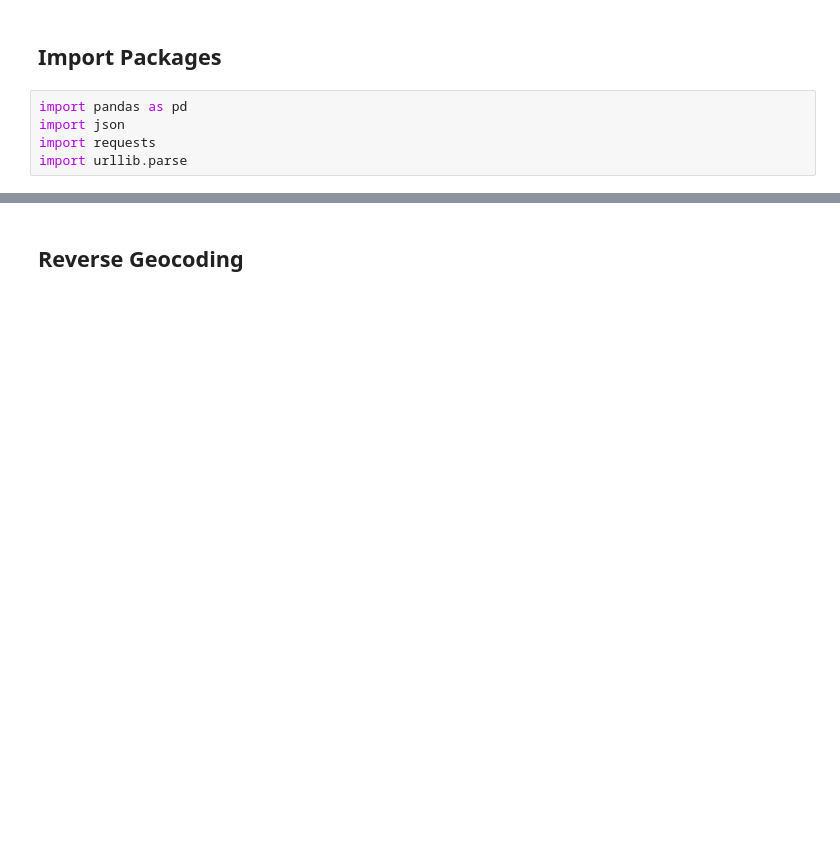
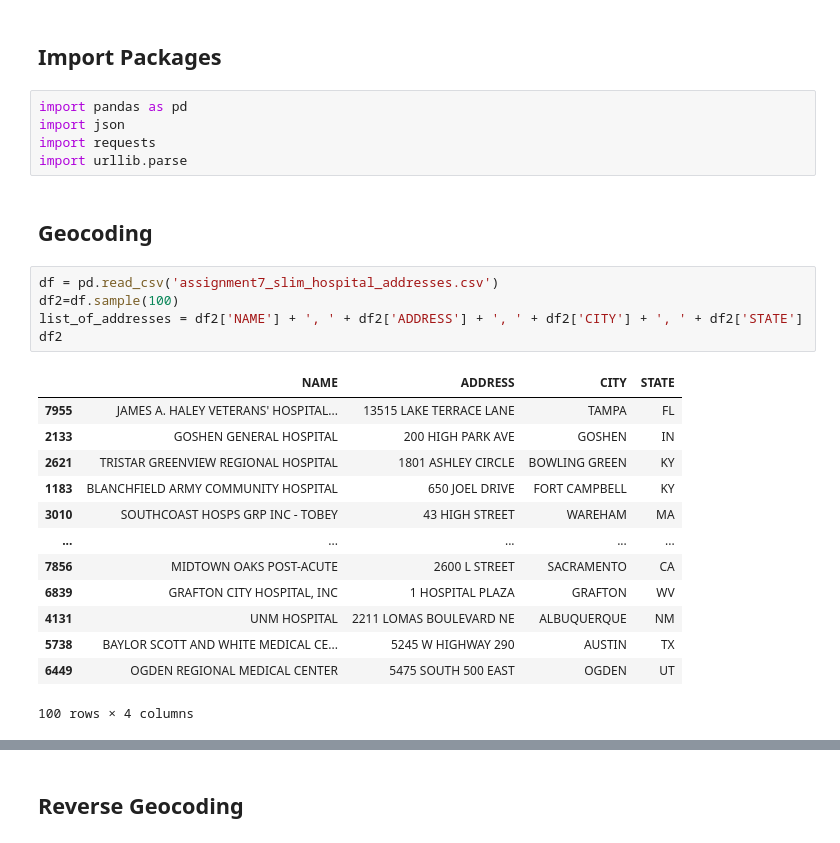
Before and after one commit to ktdutta/datasci_7_geospatial, a Jupyter notebook: datasci_7_geospatial.ipynb, the cells around one changed output, grey strips where cells are left out. Cells and saved outputs as stored; diff of their text form; blank space fills up the shorter version.

Commit message:
Geocoding and Reverse Geocoding

```diff
--- a/datasci_7_geospatial.ipynb
+++ b/datasci_7_geospatial.ipynb
@@ -5,3 +5,24 @@ import pandas as pd
 import json
 import requests
 import urllib.parse
+# %% [markdown]
+## Geocoding
+# %%
+df = pd.read_csv('assignment7_slim_hospital_addresses.csv')
+df2=df.sample(100)
+list_of_addresses = df2['NAME'] + ', ' + df2['ADDRESS'] + ', ' + df2['CITY'] + ', ' + df2['STATE']
+df2
+# %% [output]
+|  | NAME | ADDRESS | CITY | STATE |
+| 7955 | JAMES A. HALEY VETERANS' HOSPITAL... | 13515 LAKE TERRACE LANE | TAMPA | FL |
+| 2133 | GOSHEN GENERAL HOSPITAL | 200 HIGH PARK AVE | GOSHEN | IN |
+| 2621 | TRISTAR GREENVIEW REGIONAL HOSPITAL | 1801 ASHLEY CIRCLE | BOWLING GREEN | KY |
+| 1183 | BLANCHFIELD ARMY COMMUNITY HOSPITAL | 650 JOEL DRIVE | FORT CAMPBELL | KY |
+| 3010 | SOUTHCOAST HOSPS GRP INC - TOBEY | 43 HIGH STREET | WAREHAM | MA |
+| ... | ... | ... | ... | ... |
+| 7856 | MIDTOWN OAKS POST-ACUTE | 2600 L STREET | SACRAMENTO | CA |
+| 6839 | GRAFTON CITY HOSPITAL, INC | 1 HOSPITAL PLAZA | GRAFTON | WV |
+| 4131 | UNM HOSPITAL | 2211 LOMAS BOULEVARD NE | ALBUQUERQUE | NM |
+| 5738 | BAYLOR SCOTT AND WHITE MEDICAL CE... | 5245 W HIGHWAY 290 | AUSTIN | TX |
+| 6449 | OGDEN REGIONAL MEDICAL CENTER | 5475 SOUTH 500 EAST | OGDEN | UT |
+100 rows × 4 columns
```
Also changed, not shown: parts of 7 cells of this notebook.
